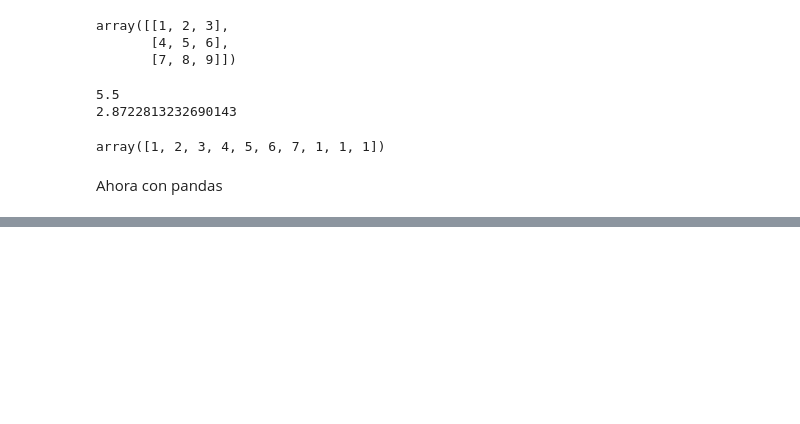
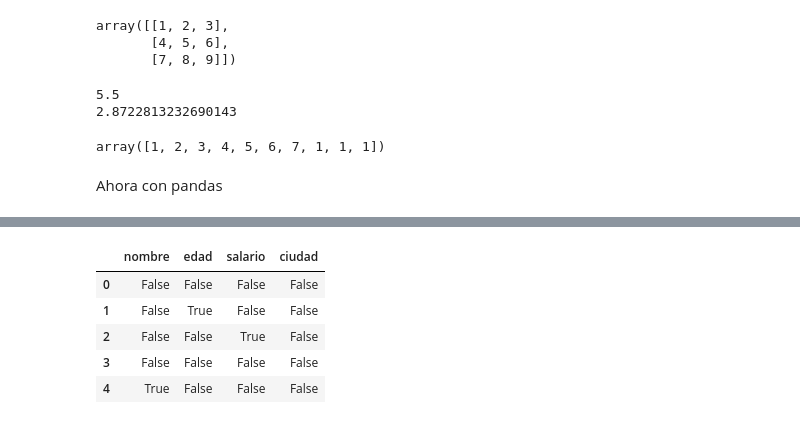
Before and after one commit to santiagovillamizarjaimes-collab/Primer-corte, a Jupyter notebook: módulos.ipynb, the cells around one changed output, grey strips where cells are left out. Saved outputs shown, nothing was run; the diff lists cells and outputs as text; code cells hidden in the pictures; blank space fills up the shorter version.

```diff
--- a/módulos.ipynb
+++ b/módulos.ipynb
@@ -174,0 +302,9 @@ Ahora con pandas
+# %%
+data1.isnull()
+# %% [output]
+|  | nombre | edad | salario | ciudad |
+| 0 | False | False | False | False |
+| 1 | False | True | False | False |
+| 2 | False | False | True | False |
+| 3 | False | False | False | False |
+| 4 | True | False | False | False |
```
Also changed, not shown: parts of 24 cells of this notebook.
